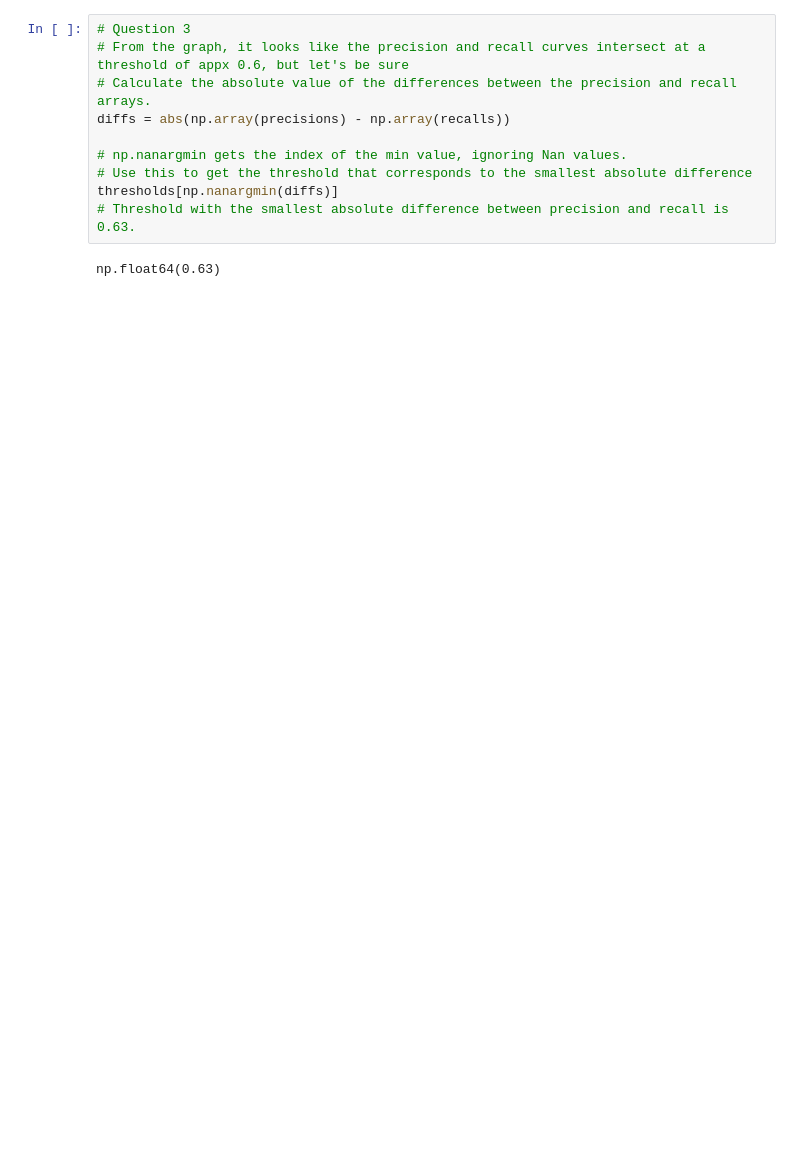
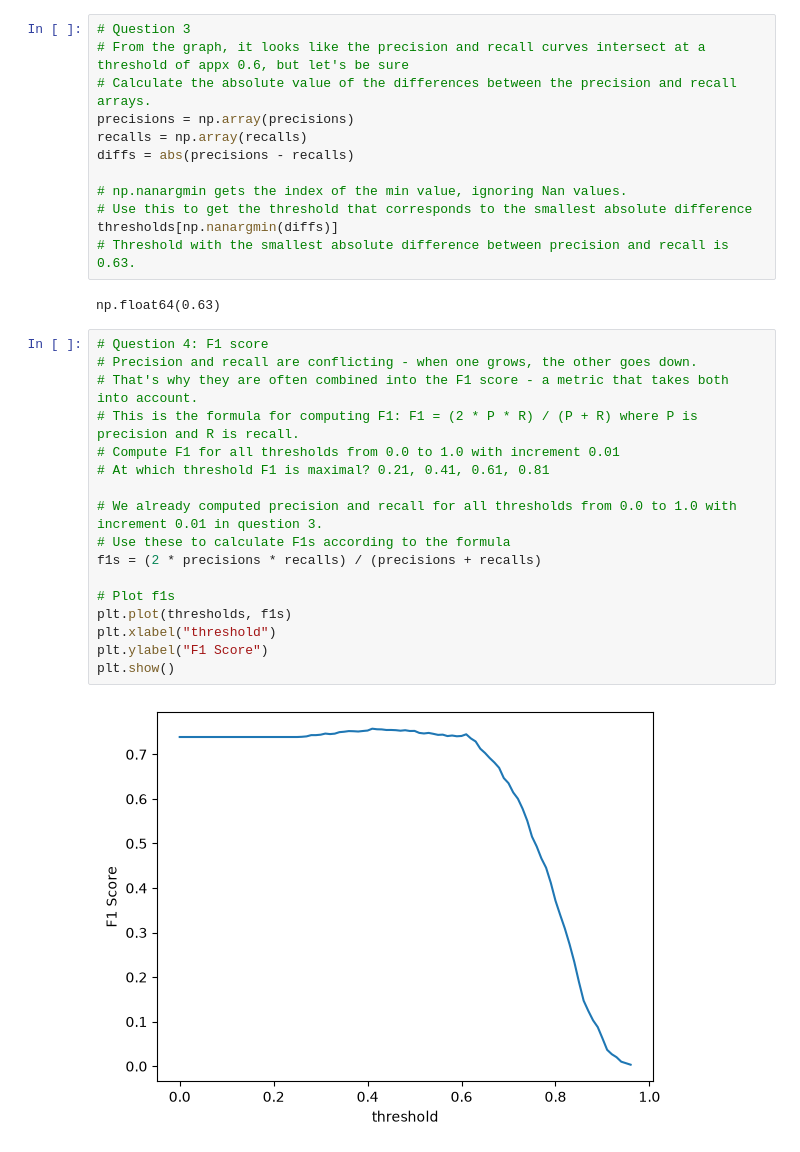
Before and after one commit to BenMarantz/machineLearningZoomcamp26-27, a Jupyter notebook: 04-evaluation/HW4.ipynb, the cells around one changed output. Cells and saved outputs as stored; diff of their text form; blank space fills up the shorter version.

```diff
--- a/04-evaluation/HW4.ipynb
+++ b/04-evaluation/HW4.ipynb
@@ -239,7 +271,9 @@ plt.show()
 # Question 3
 # From the graph, it looks like the precision and recall curves intersect at a threshold of appx 0.6, but let's be sure
 # Calculate the absolute value of the differences between the precision and recall arrays.
-diffs = abs(np.array(precisions) - np.array(recalls))
+precisions = np.array(precisions)
+recalls = np.array(recalls)
+diffs = abs(precisions - recalls)
 
 # np.nanargmin gets the index of the min value, ignoring Nan values.
 # Use this to get the threshold that corresponds to the smallest absolute difference
@@ -247,3 +281,22 @@ thresholds[np.nanargmin(diffs)]
 # Threshold with the smallest absolute difference between precision and recall is 0.63.
 # %% [output]
 np.float64(0.63)
+# %%
+# Question 4: F1 score
+# Precision and recall are conflicting - when one grows, the other goes down.
+# That's why they are often combined into the F1 score - a metric that takes both into account.
+# This is the formula for computing F1: F1 = (2 * P * R) / (P + R) where P is precision and R is recall.
+# Compute F1 for all thresholds from 0.0 to 1.0 with increment 0.01
+# At which threshold F1 is maximal? 0.21, 0.41, 0.61, 0.81
+
+# We already computed precision and recall for all thresholds from 0.0 to 1.0 with increment 0.01 in question 3.
+# Use these to calculate F1s according to the formula
+f1s = (2 * precisions * recalls) / (precisions + recalls)
+
+# Plot f1s
+plt.plot(thresholds, f1s)
+plt.xlabel("threshold")
+plt.ylabel("F1 Score")
+plt.show()
+# %% [output]
+[figure, added]
```
Also changed, not shown: parts of 9 cells of this notebook.
